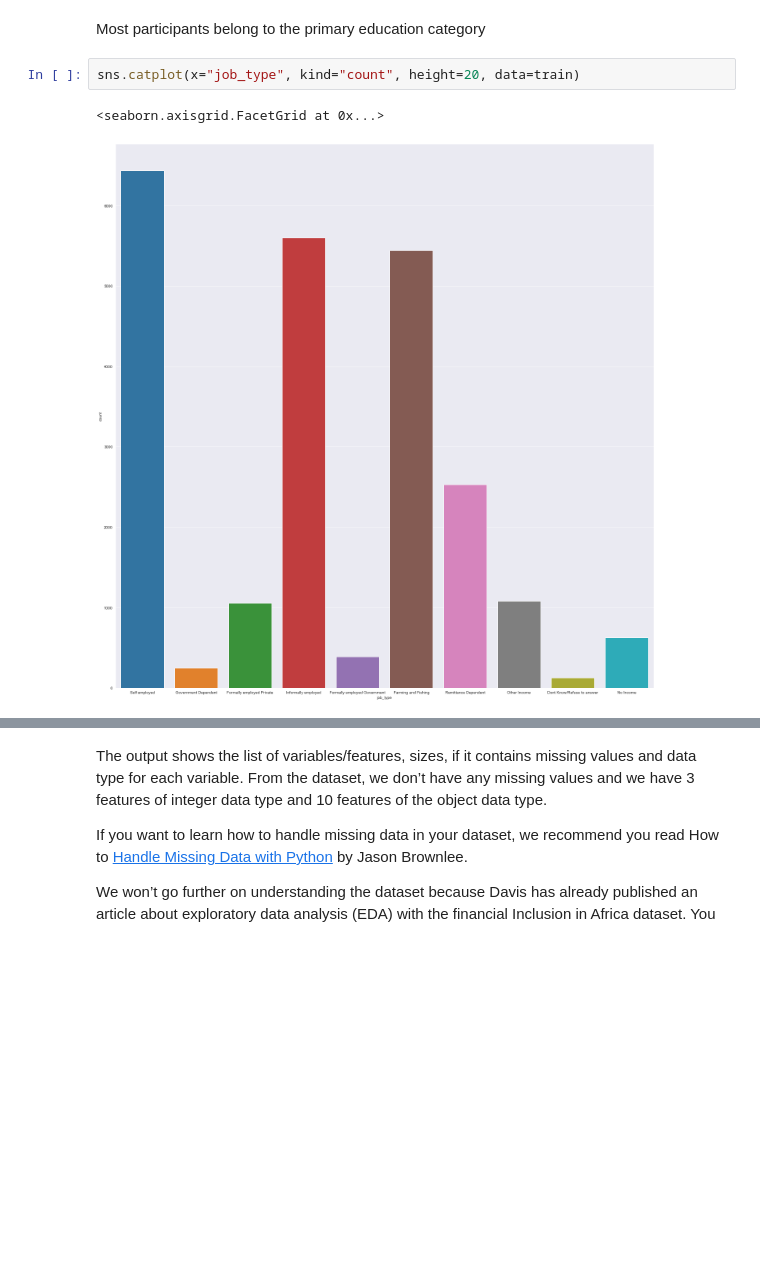
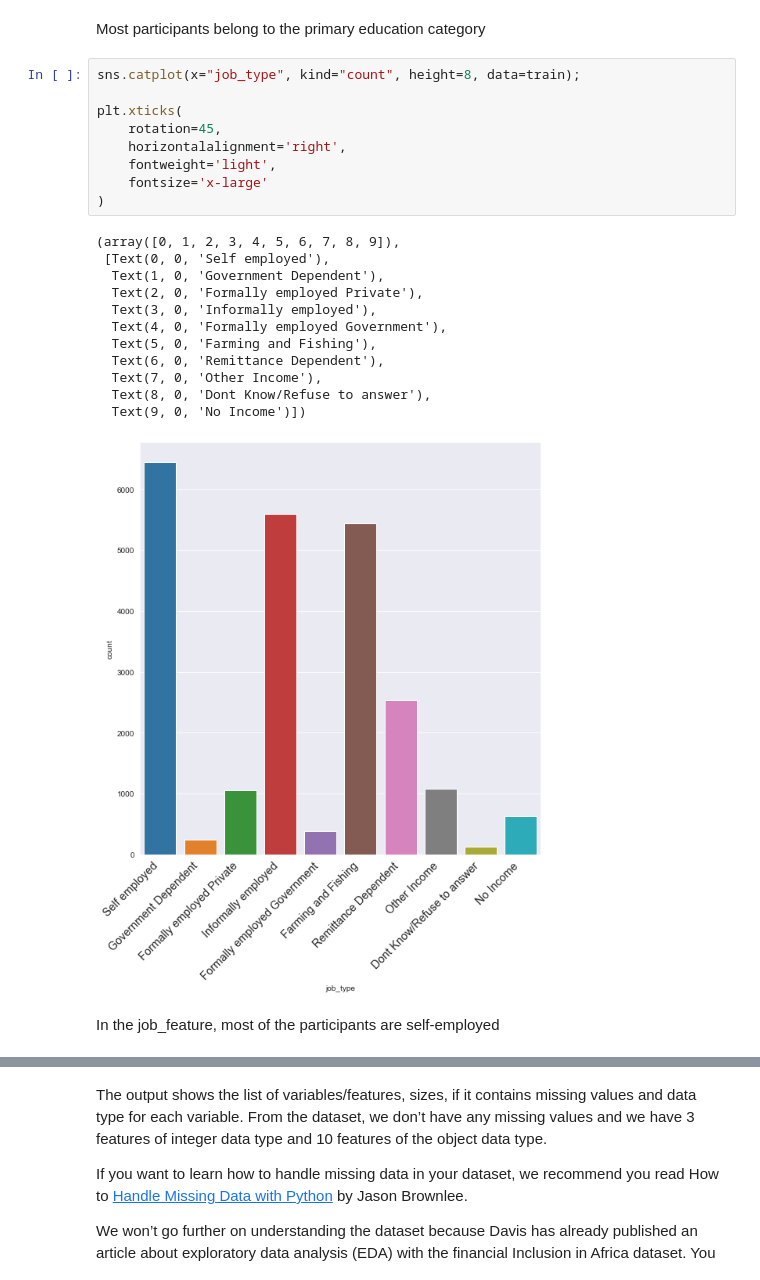
Before and after one commit to Eben-Success/ML_Financial_Inclusion_In_Africa, a Jupyter notebook: StarterNotebook.ipynb, the cells around one changed output, grey strips where cells are left out. Saved outputs shown, nothing was run; the diff lists cells and outputs as text; blank space fills up the shorter version.

```diff
--- a/StarterNotebook.ipynb
+++ b/StarterNotebook.ipynb
@@ -252,7 +252,26 @@ plt.xticks(
 # %% [markdown]
 Most participants belong to the primary education category
 # %%
-sns.catplot(x="job_type", kind="count", height=20, data=train)
+sns.catplot(x="job_type", kind="count", height=8, data=train);
+
+plt.xticks(
+    rotation=45,
+    horizontalalignment='right',
+    fontweight='light',
+    fontsize='x-large'
+)
 # %% [output]
-<seaborn.axisgrid.FacetGrid at 0x...>
+(array([0, 1, 2, 3, 4, 5, 6, 7, 8, 9]),
+ [Text(0, 0, 'Self employed'),
+  Text(1, 0, 'Government Dependent'),
+  Text(2, 0, 'Formally employed Private'),
+  Text(3, 0, 'Informally employed'),
+  Text(4, 0, 'Formally employed Government'),
+  Text(5, 0, 'Farming and Fishing'),
+  Text(6, 0, 'Remittance Dependent'),
+  Text(7, 0, 'Other Income'),
+  Text(8, 0, 'Dont Know/Refuse to answer'),
+  Text(9, 0, 'No Income')])
-[figure, old version]
+[figure, new version]
+# %% [markdown]
+In the job_feature, most of the participants are self-employed
```
Also changed, not shown: parts of 5 cells of this notebook.
